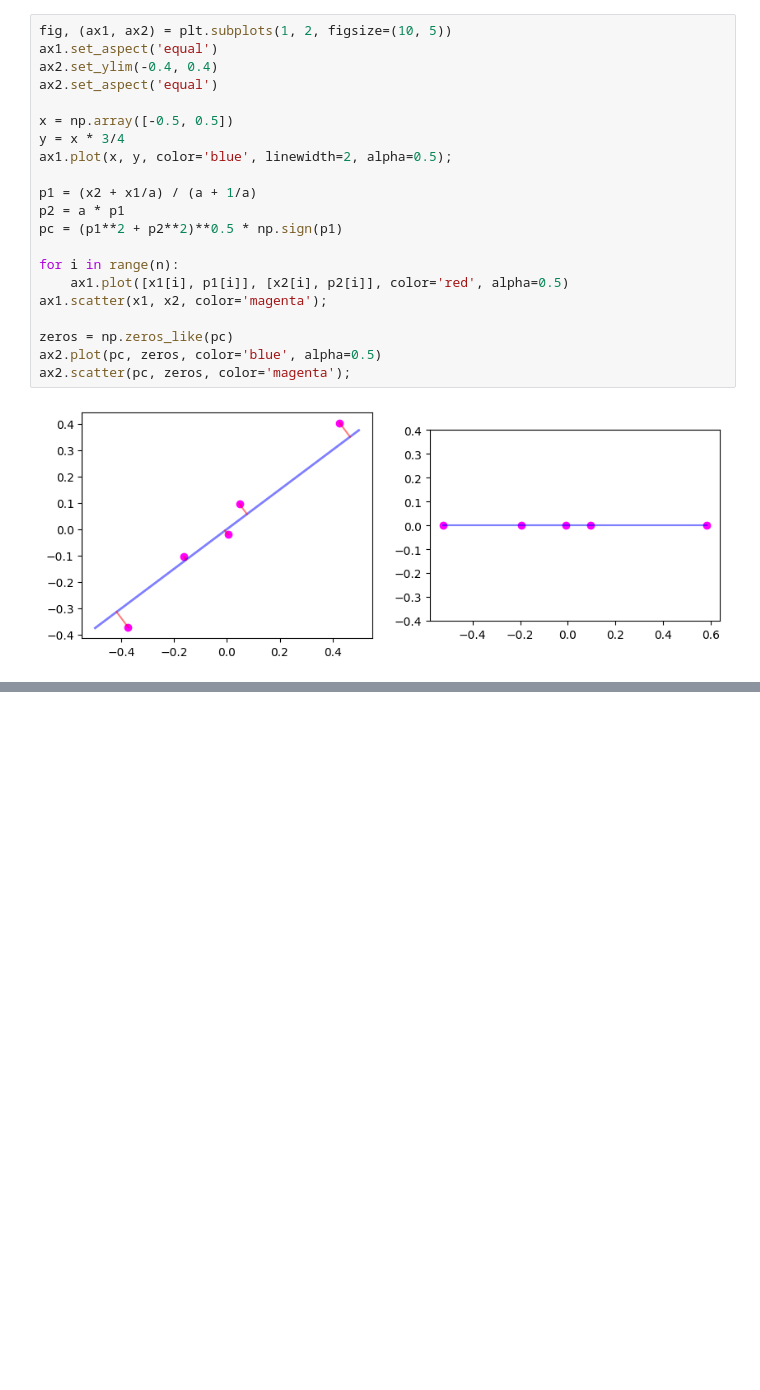
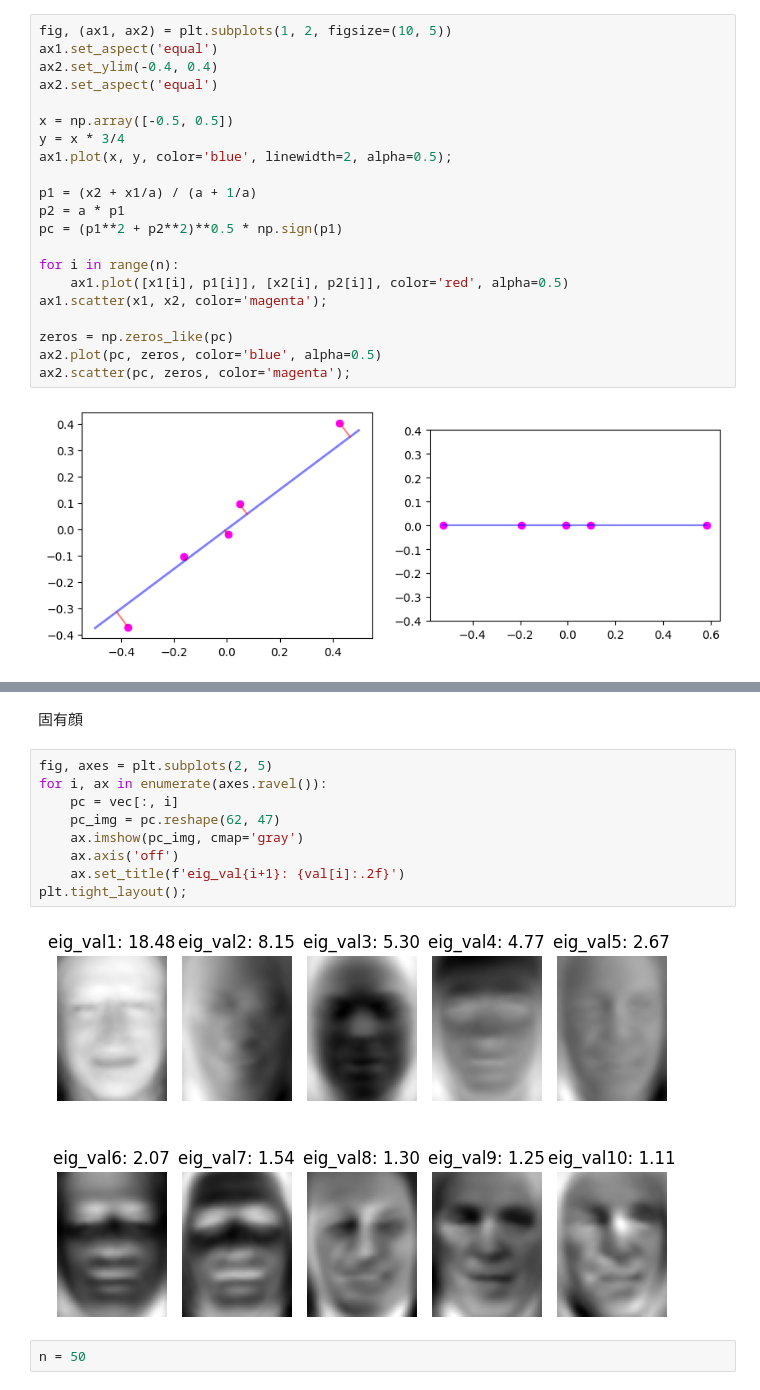
Before and after one commit to misya11p/dimensionality-reduction, a Jupyter notebook: PCA.ipynb, the cells around one changed output, grey strips where cells are left out. Cells and saved outputs as stored; diff of their text form; blank space fills up the shorter version.

```diff
--- a/PCA.ipynb
+++ b/PCA.ipynb
@@ -267,0 +308,15 @@ plt.scatter(pc2, pc1, color='magenta');
+# %% [markdown]
+固有顔
+# %%
+fig, axes = plt.subplots(2, 5)
+for i, ax in enumerate(axes.ravel()):
+    pc = vec[:, i]
+    pc_img = pc.reshape(62, 47)
+    ax.imshow(pc_img, cmap='gray')
+    ax.axis('off')
+    ax.set_title(f'eig_val{i+1}: {val[i]:.2f}')
+plt.tight_layout();
+# %% [output]
+[figure, added]
+# %%
+n = 50
```
Also changed, not shown: parts of 12 cells of this notebook.
